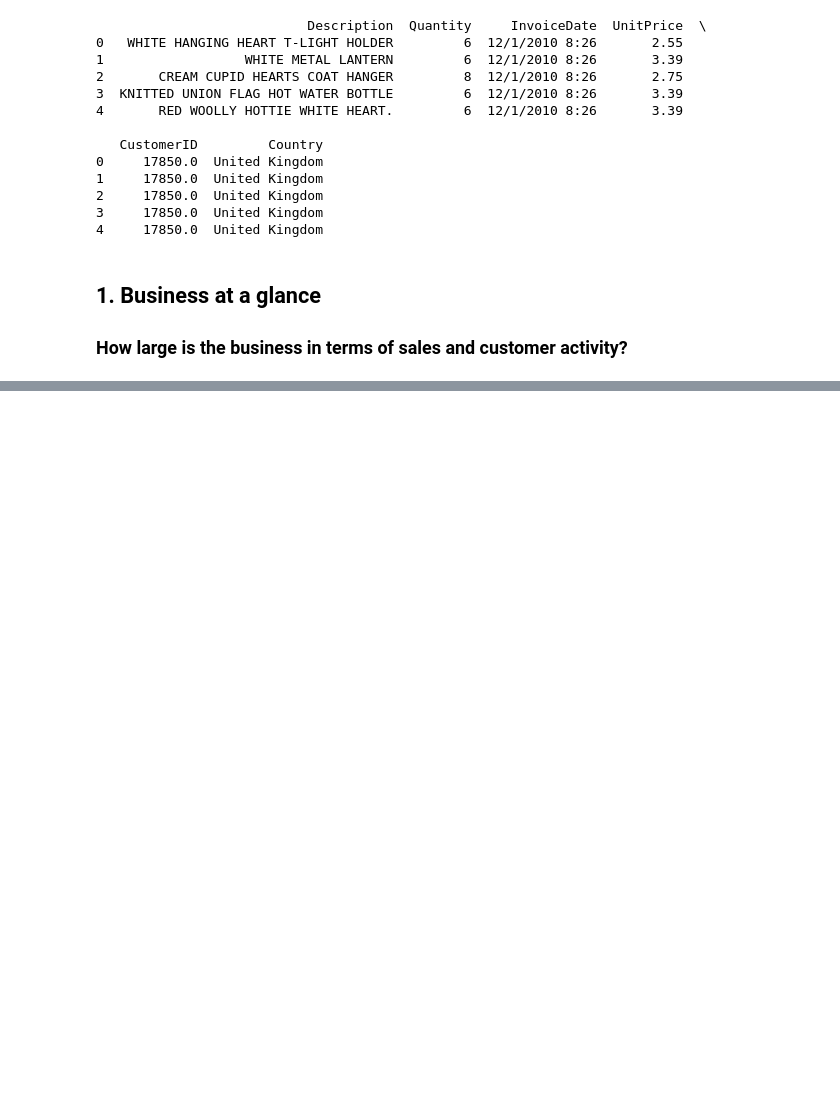
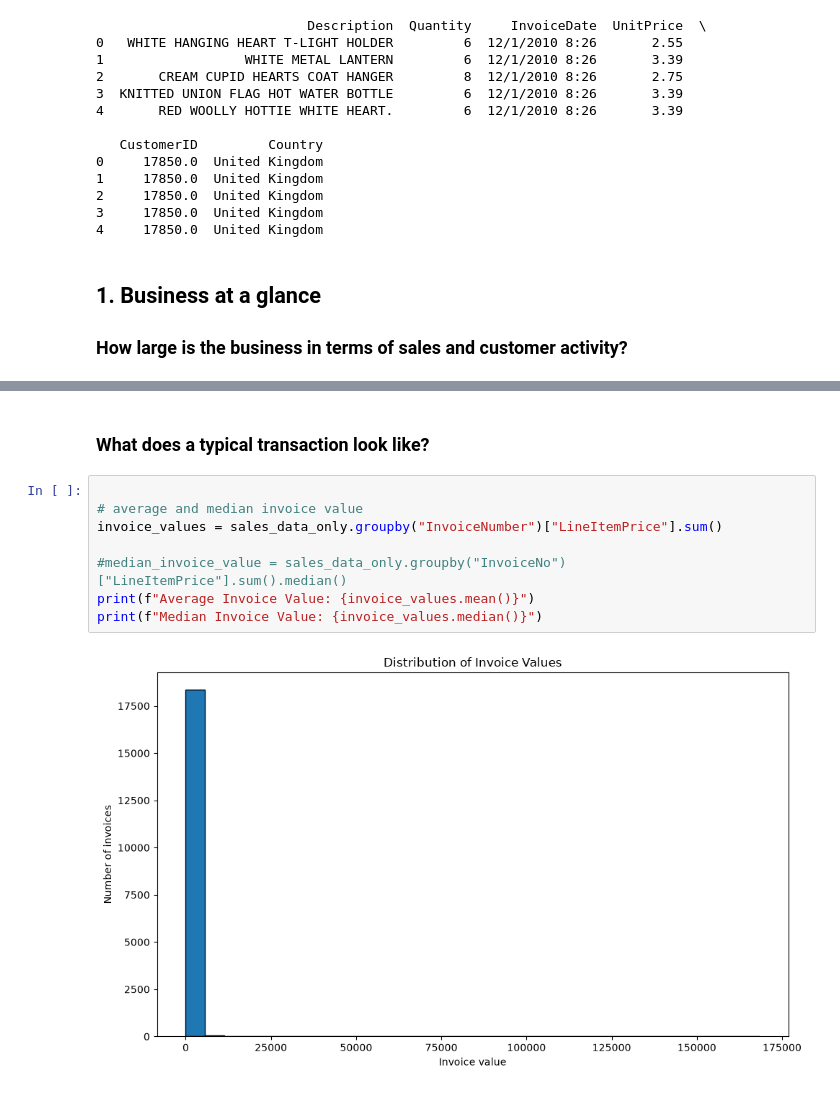
Before and after one commit to manga1a/eda-online-retail-transactions, a Jupyter notebook: online-retail-notebook.ipynb, the cells around one changed output, grey strips where cells are left out. Saved outputs shown, nothing was run; the diff lists cells and outputs as text; blank space fills up the shorter version.

```diff
--- a/online-retail-notebook.ipynb
+++ b/online-retail-notebook.ipynb
@@ -58,0 +86,12 @@ Name: Quantity, Length: 4077, dtype: int64
+# %% [markdown]
+### What does a typical transaction look like?
+# %%
+
+# average and median invoice value
+invoice_values = sales_data_only.groupby("InvoiceNumber")["LineItemPrice"].sum()
+
+#median_invoice_value = sales_data_only.groupby("InvoiceNo")["LineItemPrice"].sum().median()
+print(f"Average Invoice Value: {invoice_values.mean()}")
+print(f"Median Invoice Value: {invoice_values.median()}")
+# %% [output]
+[figure, added]
```
Also changed, not shown: parts of 5 cells of this notebook.
